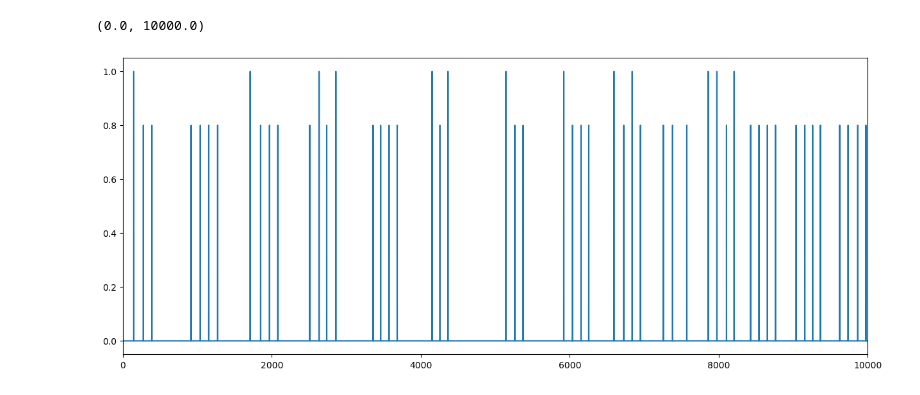
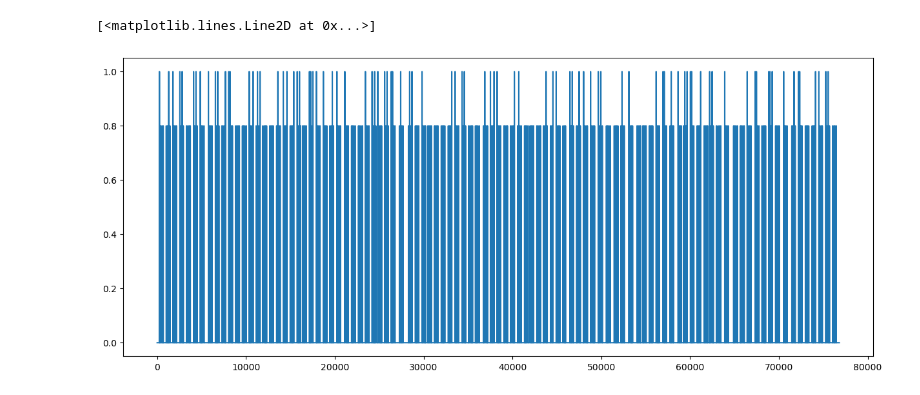
Before and after one commit to haiqin-zhang/AM-EEG, a Jupyter notebook: analysis_error/mtrf_error_surprise/prep_sv.ipynb, the cells around one changed output. Cells and saved outputs as stored; diff of their text form; code cells hidden in the pictures.

```diff
--- a/analysis_error/mtrf_error_surprise/prep_sv.ipynb
+++ b/analysis_error/mtrf_error_surprise/prep_sv.ipynb
@@ -61,7 +68,9 @@ sv_data.to_csv('sv_data_08.csv')
 # %%
+fsv = loadmat('/Users/cindyzhang/Documents/M2/Audiomotor_Piano/AM-EEG/analysis_error/mtrf_error_surprise/sv/sv_data_post_01.mat')['firsts'][0]
+
 plt.figure(figsize = (15,6))
 plt.plot(fsv)
-plt.xlim(0,10000)
+#plt.xlim(0,10000)
 # %% [output]
-(0.0, 10000.0)
+[<matplotlib.lines.Line2D at 0x...>]
-[figure, old version]
+[figure, new version]
```
Also changed, not shown: parts of 4 cells of this notebook, 6 other files.
